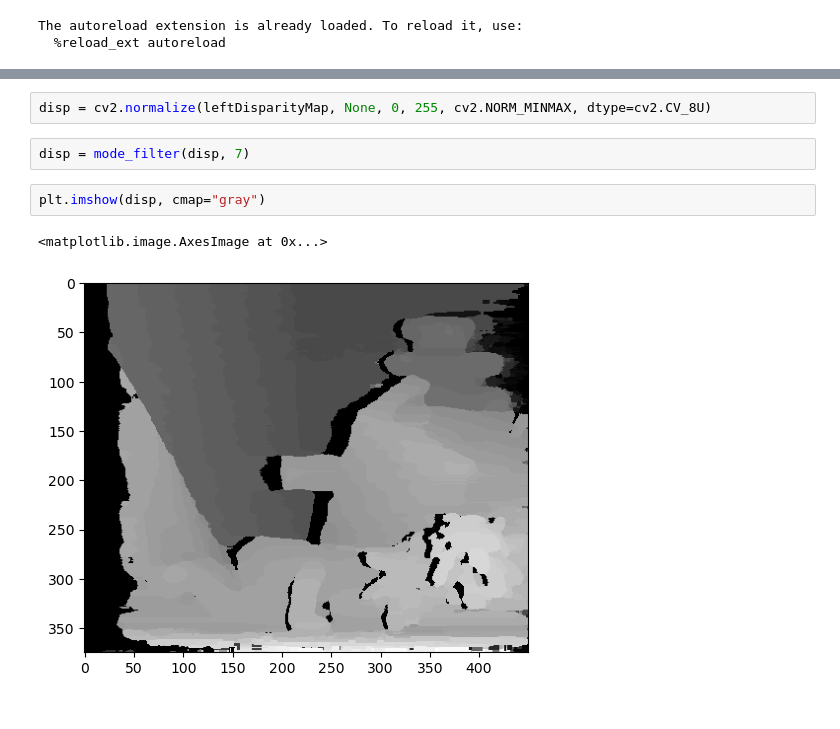
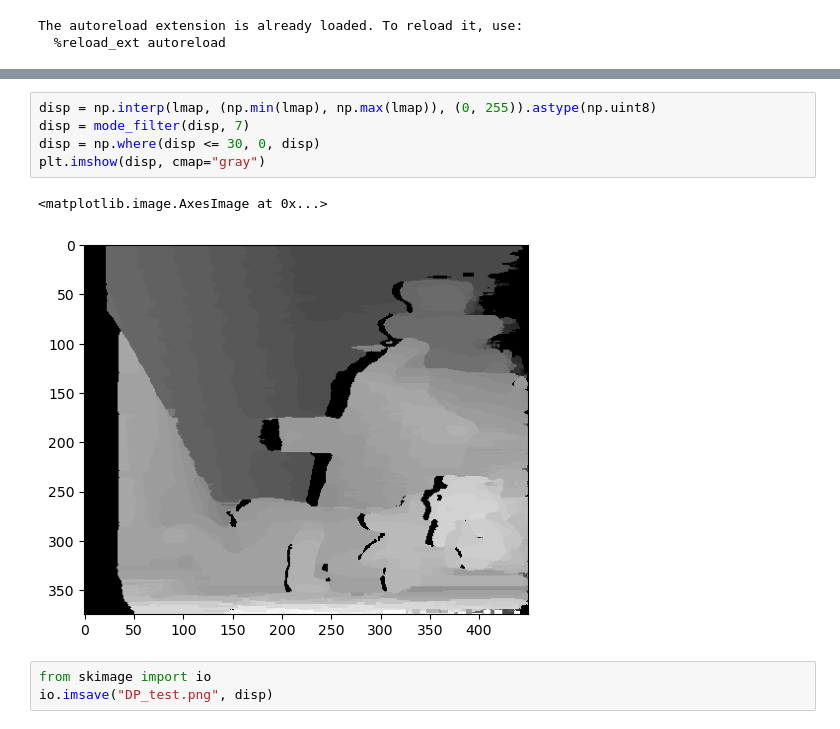
Before and after one commit to RomainFrog/StereoMatching, a Jupyter notebook: algoDP/eval.ipynb, the cells around one changed output, grey strips where cells are left out. Cells and saved outputs as stored; diff of their text form.

```diff
--- a/algoDP/eval.ipynb
+++ b/algoDP/eval.ipynb
@@ -58,10 +36,12 @@ plt.imshow(leftDisparityMap, cmap="gray")
-# %%
-disp = cv2.normalize(leftDisparityMap, None, 0, 255, cv2.NORM_MINMAX, dtype=cv2.CV_8U)
-# %%
-disp = mode_filter(disp, 7)
-# %%
-plt.imshow(disp, cmap="gray")
-# %% [output]
-<matplotlib.image.AxesImage at 0x...>
-[figure, removed]
+# %%
+disp = np.interp(lmap, (np.min(lmap), np.max(lmap)), (0, 255)).astype(np.uint8)
+disp = mode_filter(disp, 7)
+disp = np.where(disp <= 30, 0, disp)
+plt.imshow(disp, cmap="gray")
+# %% [output]
+<matplotlib.image.AxesImage at 0x...>
+[figure, added]
+# %%
+from skimage import io
+io.imsave("DP_test.png", disp)
 # %%
```
Also changed, not shown: parts of 17 cells of this notebook, 6 other files.
